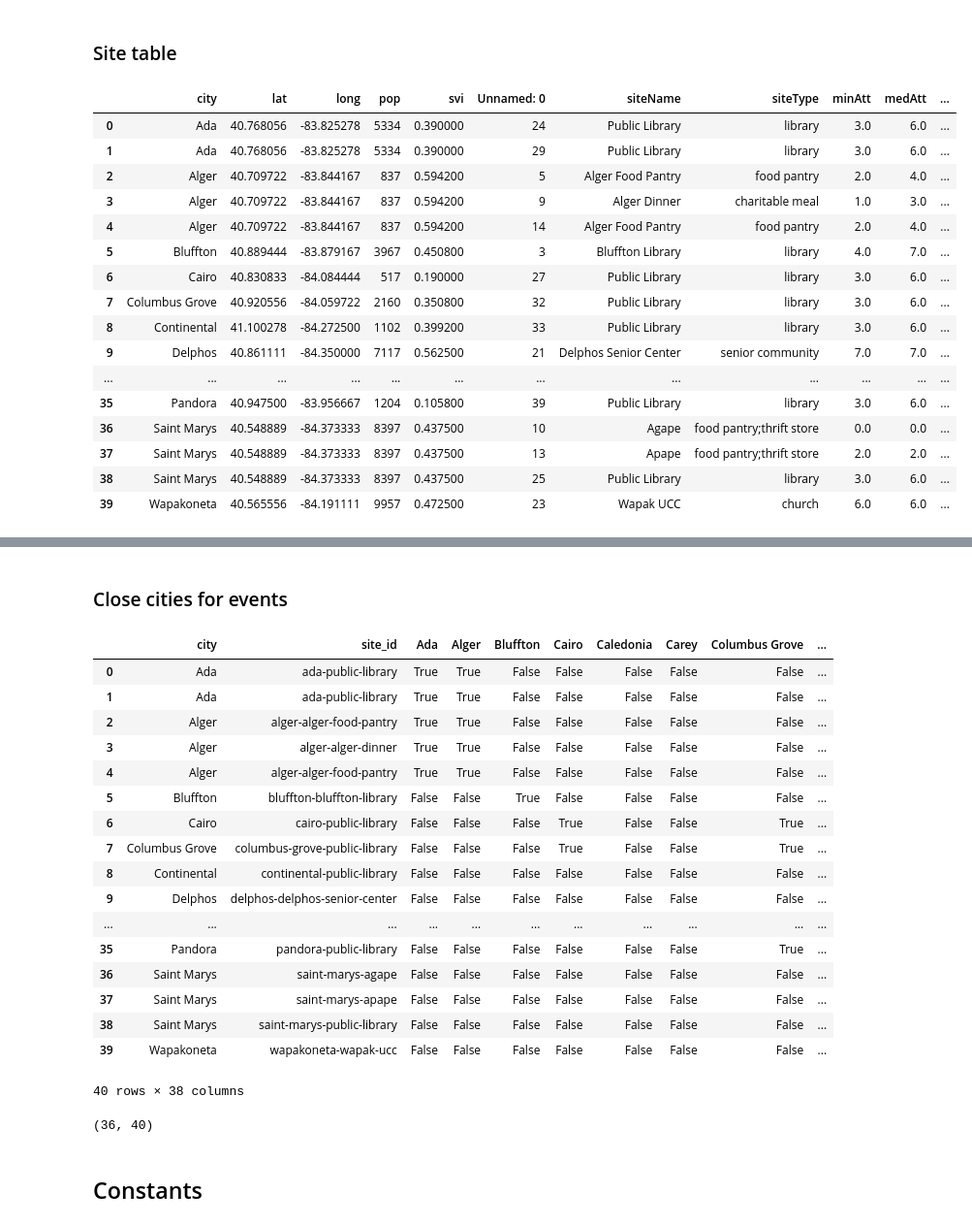
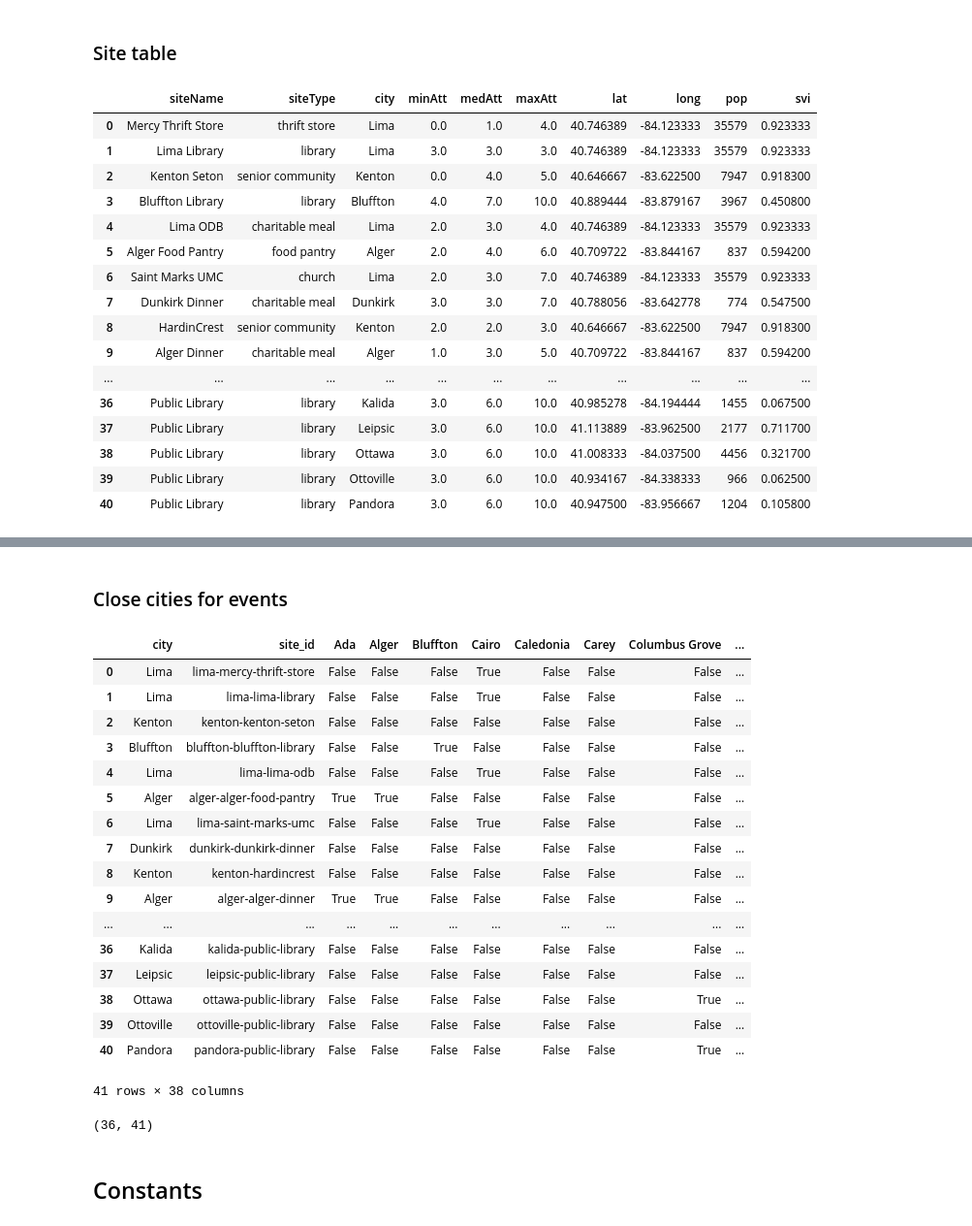
Before and after one commit to Human-Centered-Optimization-Lab/clinicOpt, a Jupyter notebook: clinicOptENAUTILUS_step01a.ipynb, the cells around one changed output, grey strips where cells are left out. Shown at 97% size. Saved outputs shown, nothing was run; the diff lists cells and outputs as text; code cells hidden in the pictures.

Commit message:
Fixing repeated rows in the site table

```diff
--- a/clinicOptENAUTILUS_step01a.ipynb
+++ b/clinicOptENAUTILUS_step01a.ipynb
@@ -107,39 +107,39 @@ if cities_cities_df != cities_adjDist_df:
 # %% [markdown]
 ### Site table
 # %%
-sites_only = pd.read_csv("data/proposedSitesProcessed.csv")
+sites_only = pd.read_csv("data/proposedSitesProcessed.csv", index_col=0)
 
 # Data integrity check
 cities_cities_df = set(cities.loc[:,"city"])
 cities_adjDist_df = set(sites_only.loc[:,"city"])
 if len(cities_adjDist_df - cities_cities_df) != 0:
     raise ValueError(f"Some cities in the site table don't appear in the city table.\nCity table: {cities_cities_df}\nSite table{cities_adjDist_df}")
 
 # Create event table
-sites = pd.merge(cities, sites_only, on="city")
+sites = pd.merge(sites_only,cities,  on="city")
 display(sites)
 sites.loc[:, "site_id"] = sites.apply(lambda row: slugify(f'{row["city"]} {row["siteName"]}'), axis=1)
 sites.loc[:, "site_pretty"] = sites.apply(lambda row: f'{row["siteName"]}', axis=1)
 
 # Add the distance to home for each site
 sites = pd.merge(sites, dist2home, on="city")
 
 display(sites)
 # %% [output]
-|  | city | lat | long | pop | svi | Unnamed: 0 | siteName | siteType | minAtt | medAtt | ... |
-| 0 | Ada | 40.768056 | -83.825278 | 5334 | 0.390000 | 24 | Public Library | library | 3.0 | 6.0 | ... |
-| 1 | Ada | 40.768056 | -83.825278 | 5334 | 0.390000 | 29 | Public Library | library | 3.0 | 6.0 | ... |
-| 2 | Alger | 40.709722 | -83.844167 | 837 | 0.594200 | 5 | Alger Food Pantry | food pantry | 2.0 | 4.0 | ... |
-| 3 | Alger | 40.709722 | -83.844167 | 837 | 0.594200 | 9 | Alger Dinner | charitable meal | 1.0 | 3.0 | ... |
-| 4 | Alger | 40.709722 | -83.844167 | 837 | 0.594200 | 14 | Alger Food Pantry | food pantry | 2.0 | 4.0 | ... |
-| 5 | Bluffton | 40.889444 | -83.879167 | 3967 | 0.450800 | 3 | Bluffton Library | library | 4.0 | 7.0 | ... |
-| 6 | Cairo | 40.830833 | -84.084444 | 517 | 0.190000 | 27 | Public Library | library | 3.0 | 6.0 | ... |
-| 7 | Columbus Grove | 40.920556 | -84.059722 | 2160 | 0.350800 | 32 | Public Library | library | 3.0 | 6.0 | ... |
-| 8 | Continental | 41.100278 | -84.272500 | 1102 | 0.399200 | 33 | Public Library | library | 3.0 | 6.0 | ... |
-| 9 | Delphos | 40.861111 | -84.350000 | 7117 | 0.562500 | 21 | Delphos Senior Center | senior community | 7.0 | 7.0 | ... |
-| ... | ... | ... | ... | ... | ... | ... | ... | ... | ... | ... | ... |
-| 35 | Pandora | 40.947500 | -83.956667 | 1204 | 0.105800 | 39 | Public Library | library | 3.0 | 6.0 | ... |
-| 36 | Saint Marys | 40.548889 | -84.373333 | 8397 | 0.437500 | 10 | Agape | food pantry;thrift store | 0.0 | 0.0 | ... |
-| 37 | Saint Marys | 40.548889 | -84.373333 | 8397 | 0.437500 | 13 | Apape | food pantry;thrift store | 2.0 | 2.0 | ... |
-| 38 | Saint Marys | 40.548889 | -84.373333 | 8397 | 0.437500 | 25 | Public Library | library | 3.0 | 6.0 | ... |
-| 39 | Wapakoneta | 40.565556 | -84.191111 | 9957 | 0.472500 | 23 | Wapak UCC | church | 6.0 | 6.0 | ... |
+|  | siteName | siteType | city | minAtt | medAtt | maxAtt | lat | long | pop | svi |
+| 0 | Mercy Thrift Store | thrift store | Lima | 0.0 | 1.0 | 4.0 | 40.746389 | -84.123333 | 35579 | 0.923333 |
+| 1 | Lima Library | library | Lima | 3.0 | 3.0 | 3.0 | 40.746389 | -84.123333 | 35579 | 0.923333 |
+| 2 | Kenton Seton | senior community | Kenton | 0.0 | 4.0 | 5.0 | 40.646667 | -83.622500 | 7947 | 0.918300 |
+| 3 | Bluffton Library | library | Bluffton | 4.0 | 7.0 | 10.0 | 40.889444 | -83.879167 | 3967 | 0.450800 |
+| 4 | Lima ODB | charitable meal | Lima | 2.0 | 3.0 | 4.0 | 40.746389 | -84.123333 | 35579 | 0.923333 |
+| 5 | Alger Food Pantry | food pantry | Alger | 2.0 | 4.0 | 6.0 | 40.709722 | -83.844167 | 837 | 0.594200 |
+| 6 | Saint Marks UMC | church | Lima | 2.0 | 3.0 | 7.0 | 40.746389 | -84.123333 | 35579 | 0.923333 |
+| 7 | Dunkirk Dinner | charitable meal | Dunkirk | 3.0 | 3.0 | 7.0 | 40.788056 | -83.642778 | 774 | 0.547500 |
+| 8 | HardinCrest | senior community | Kenton | 2.0 | 2.0 | 3.0 | 40.646667 | -83.622500 | 7947 | 0.918300 |
+| 9 | Alger Dinner | charitable meal | Alger | 1.0 | 3.0 | 5.0 | 40.709722 | -83.844167 | 837 | 0.594200 |
+| ... | ... | ... | ... | ... | ... | ... | ... | ... | ... | ... |
+| 36 | Public Library | library | Kalida | 3.0 | 6.0 | 10.0 | 40.985278 | -84.194444 | 1455 | 0.067500 |
+| 37 | Public Library | library | Leipsic | 3.0 | 6.0 | 10.0 | 41.113889 | -83.962500 | 2177 | 0.711700 |
+| 38 | Public Library | library | Ottawa | 3.0 | 6.0 | 10.0 | 41.008333 | -84.037500 | 4456 | 0.321700 |
+| 39 | Public Library | library | Ottoville | 3.0 | 6.0 | 10.0 | 40.934167 | -84.338333 | 966 | 0.062500 |
+| 40 | Public Library | library | Pandora | 3.0 | 6.0 | 10.0 | 40.947500 | -83.956667 | 1204 | 0.105800 |
@@ -173,24 +173,24 @@ display(cities_adj2sites.T.shape)
 e_adj_raw_list = s_adj_raw.tolist()
 # %% [output]
 |  | city | site_id | Ada | Alger | Bluffton | Cairo | Caledonia | Carey | Columbus Grove | ... |
-| 0 | Ada | ada-public-library | True | True | False | False | False | False | False | ... |
-| 1 | Ada | ada-public-library | True | True | False | False | False | False | False | ... |
-| 2 | Alger | alger-alger-food-pantry | True | True | False | False | False | False | False | ... |
-| 3 | Alger | alger-alger-dinner | True | True | False | False | False | False | False | ... |
-| 4 | Alger | alger-alger-food-pantry | True | True | False | False | False | False | False | ... |
-| 5 | Bluffton | bluffton-bluffton-library | False | False | True | False | False | False | False | ... |
-| 6 | Cairo | cairo-public-library | False | False | False | True | False | False | True | ... |
-| 7 | Columbus Grove | columbus-grove-public-library | False | False | False | True | False | False | True | ... |
-| 8 | Continental | continental-public-library | False | False | False | False | False | False | False | ... |
-| 9 | Delphos | delphos-delphos-senior-center | False | False | False | False | False | False | False | ... |
+| 0 | Lima | lima-mercy-thrift-store | False | False | False | True | False | False | False | ... |
+| 1 | Lima | lima-lima-library | False | False | False | True | False | False | False | ... |
+| 2 | Kenton | kenton-kenton-seton | False | False | False | False | False | False | False | ... |
+| 3 | Bluffton | bluffton-bluffton-library | False | False | True | False | False | False | False | ... |
+| 4 | Lima | lima-lima-odb | False | False | False | True | False | False | False | ... |
+| 5 | Alger | alger-alger-food-pantry | True | True | False | False | False | False | False | ... |
+| 6 | Lima | lima-saint-marks-umc | False | False | False | True | False | False | False | ... |
+| 7 | Dunkirk | dunkirk-dunkirk-dinner | False | False | False | False | False | False | False | ... |
+| 8 | Kenton | kenton-hardincrest | False | False | False | False | False | False | False | ... |
+| 9 | Alger | alger-alger-dinner | True | True | False | False | False | False | False | ... |
 | ... | ... | ... | ... | ... | ... | ... | ... | ... | ... | ... |
-| 35 | Pandora | pandora-public-library | False | False | False | False | False | False | True | ... |
-| 36 | Saint Marys | saint-marys-agape | False | False | False | False | False | False | False | ... |
-| 37 | Saint Marys | saint-marys-apape | False | False | False | False | False | False | False | ... |
-| 38 | Saint Marys | saint-marys-public-library | False | False | False | False | False | False | False | ... |
-| 39 | Wapakoneta | wapakoneta-wapak-ucc | False | False | False | False | False | False | False | ... |
+| 36 | Kalida | kalida-public-library | False | False | False | False | False | False | False | ... |
+| 37 | Leipsic | leipsic-public-library | False | False | False | False | False | False | False | ... |
+| 38 | Ottawa | ottawa-public-library | False | False | False | False | False | False | True | ... |
+| 39 | Ottoville | ottoville-public-library | False | False | False | False | False | False | False | ... |
+| 40 | Pandora | pandora-public-library | False | False | False | False | False | False | True | ... |
-40 rows × 38 columns
+41 rows × 38 columns
-(36, 40)
+(36, 41)
 # %%
 site_dist2home = sites.loc[:,["dist2home"]].T.values
 site_dist2home_list = site_dist2home.tolist()
```
Also changed, not shown: parts of 5 cells of this notebook.
